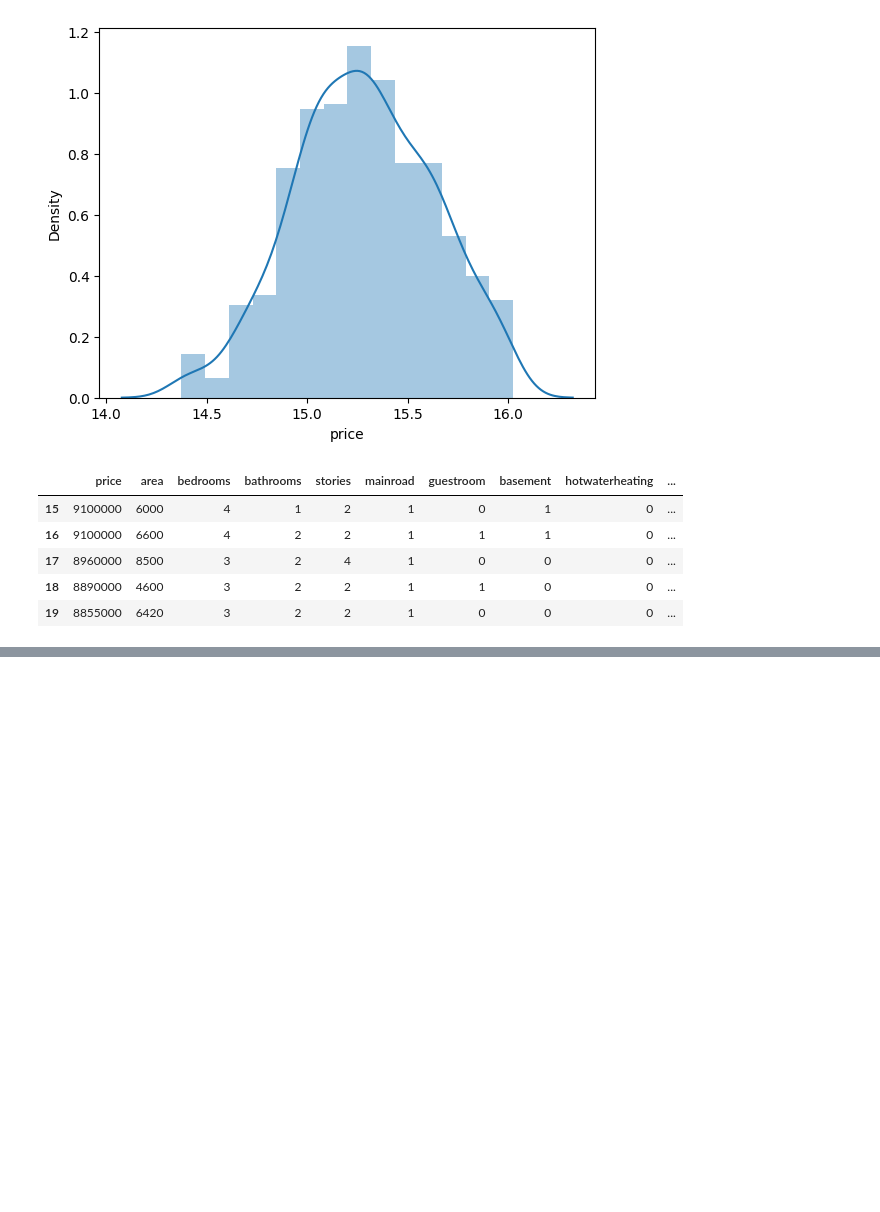
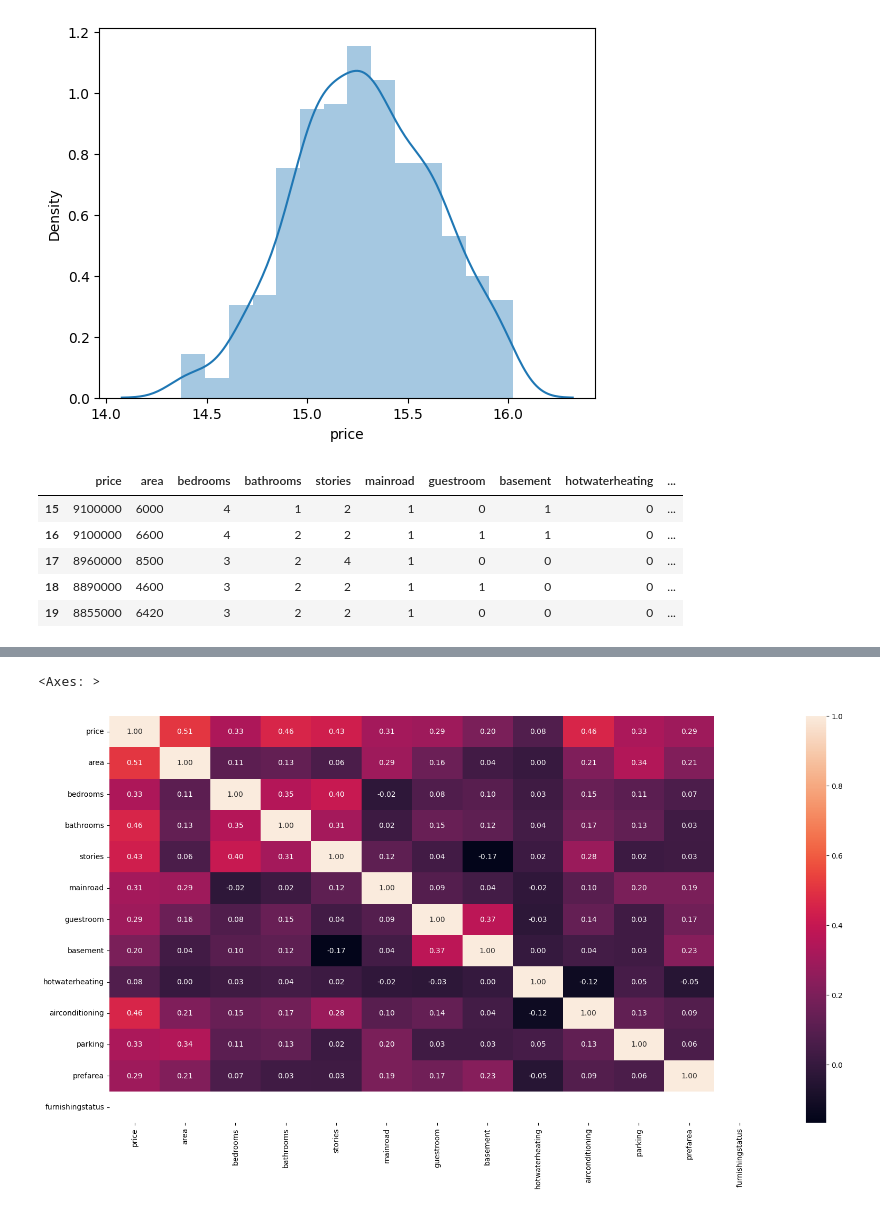
Before and after one commit to Shimul-Zahan/ML-Bootcamp, a Jupyter notebook: My Practice/Linear Regression/Core/linear_regression.ipynb, the cells around one changed output, grey strips where cells are left out. Saved outputs shown, nothing was run; the diff lists cells and outputs as text; code cells hidden in the pictures; blank space fills up the shorter version.

```diff
--- a/My Practice/Linear Regression/Core/linear_regression.ipynb
+++ b/My Practice/Linear Regression/Core/linear_regression.ipynb
@@ -346,0 +347,6 @@ plt.show()
+# %%
+plt.figure(figsize=(20, 10))
+sns.heatmap(dataset.corr(), annot=True, fmt='.2f')
+# %% [output]
+<Axes: >
+[figure, added]
```
Also changed, not shown: parts of 5 cells of this notebook, 6 other files.
